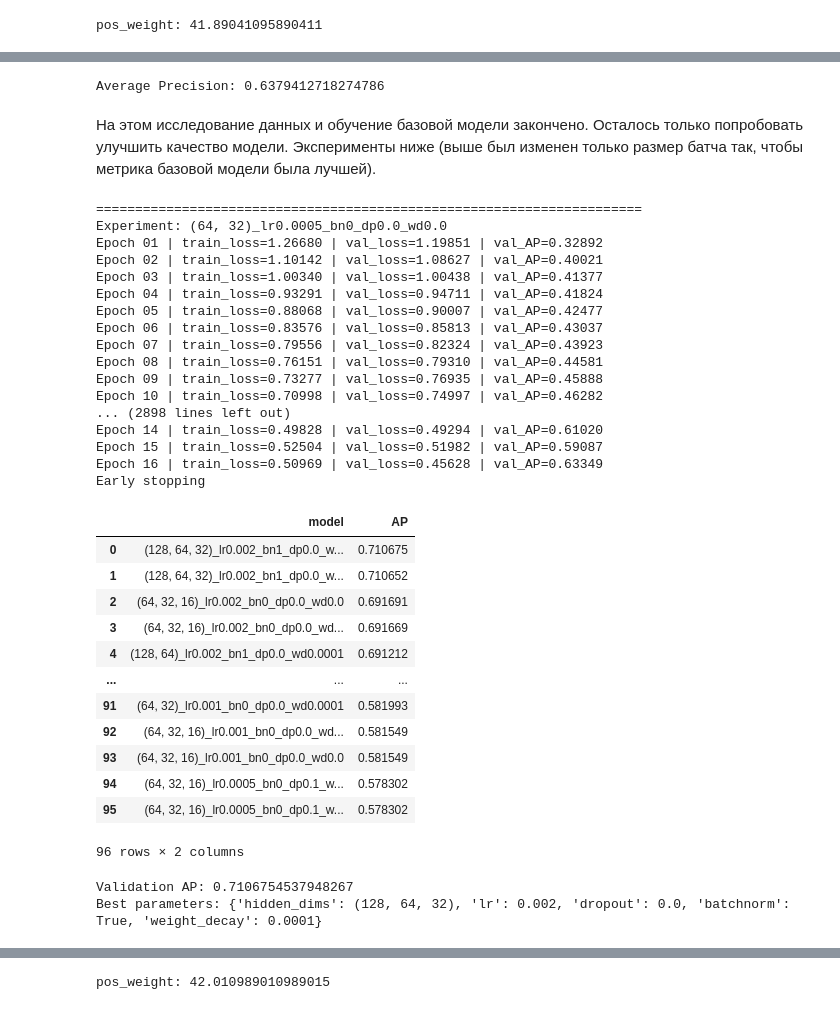
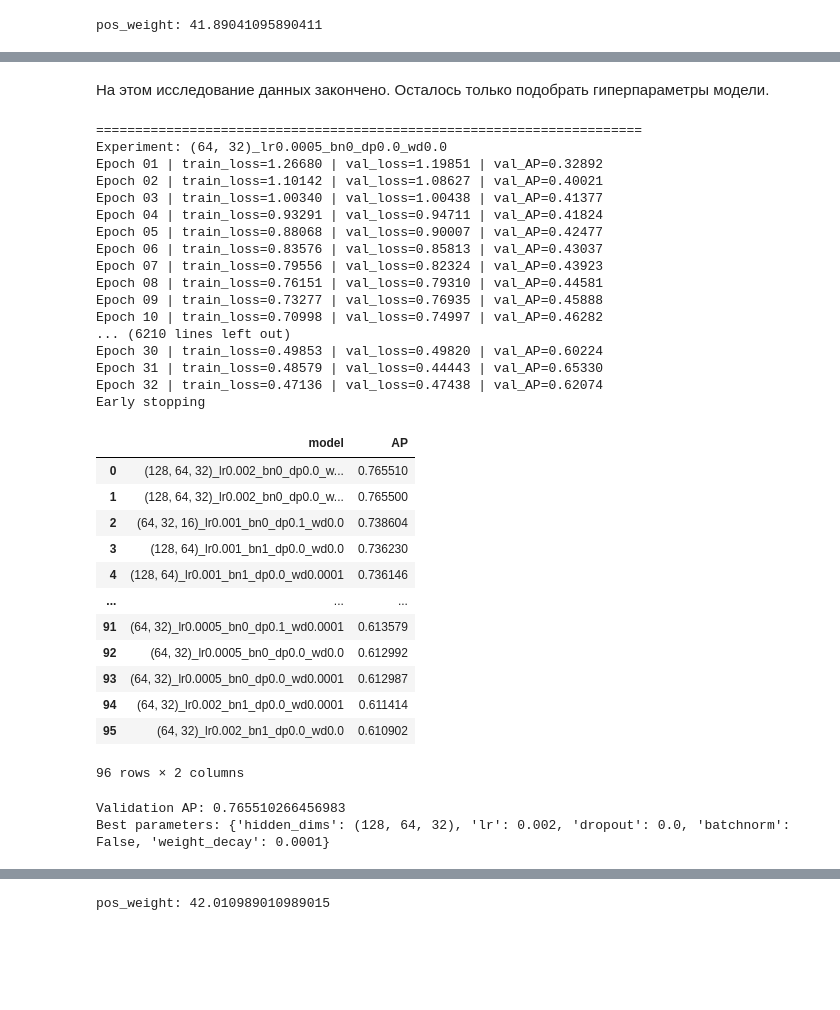
Before and after one commit to gl-anechka/DL_Course, a Jupyter notebook: dl_hw1_competition_data/solution.ipynb, the cells around one changed output, grey strips where cells are left out. Cells and saved outputs as stored; diff of their text form; code cells hidden in the pictures; blank space fills up the shorter version.

Commit message:
test 1, score 0.64139

```diff
--- a/dl_hw1_competition_data/solution.ipynb
+++ b/dl_hw1_competition_data/solution.ipynb
@@ -394,12 +347,5 @@ plt.show()
-# %%
-# оценка модели
-
-y_val_true, val_probs = predict_classifier(baseline_mlp, val_loader)
-print("Average Precision:", average_precision_score(y_val_true, val_probs))
-# %% [output]
-Average Precision: 0.6379412718274786
 # %% [markdown]
-На этом исследование данных и обучение базовой модели закончено. Осталось только попробовать улучшить качество модели. Эксперименты ниже (выше был изменен только размер батча так, чтобы метрика базовой модели была лучшей).
+На этом исследование данных закончено. Осталось только подобрать гиперпараметры модели.
 # %%
 from itertools import product
 
@@ -460,6 +406,7 @@ for name, cfg in experiments.items():
         epochs=160,
         lr=cfg["lr"],
         weight_decay=cfg["weight_decay"],
+        patience=10,
     )
 
     y_true_tmp, scores_tmp = predict_classifier(model, val_loader)
@@ -468,48 +415,48 @@ for name, cfg in experiments.items():
 
     classifier_results.append({
         "model": name,
         "AP": ap,
     })
 
     trained_classifiers[name] = model
 
 classifier_results_df = (
     pd.DataFrame(classifier_results)
     .sort_values("AP", ascending=False)
     .reset_index(drop=True)
 )
 
 display(classifier_results_df)
 # %% [output]
 ======================================================================
 Experiment: (64, 32)_lr0.0005_bn0_dp0.0_wd0.0
 Epoch 01 | train_loss=1.26680 | val_loss=1.19851 | val_AP=0.32892
 Epoch 02 | train_loss=1.10142 | val_loss=1.08627 | val_AP=0.40021
 Epoch 03 | train_loss=1.00340 | val_loss=1.00438 | val_AP=0.41377
 Epoch 04 | train_loss=0.93291 | val_loss=0.94711 | val_AP=0.41824
 Epoch 05 | train_loss=0.88068 | val_loss=0.90007 | val_AP=0.42477
 Epoch 06 | train_loss=0.83576 | val_loss=0.85813 | val_AP=0.43037
 Epoch 07 | train_loss=0.79556 | val_loss=0.82324 | val_AP=0.43923
 Epoch 08 | train_loss=0.76151 | val_loss=0.79310 | val_AP=0.44581
 Epoch 09 | train_loss=0.73277 | val_loss=0.76935 | val_AP=0.45888
 Epoch 10 | train_loss=0.70998 | val_loss=0.74997 | val_AP=0.46282
-... (2898 lines left out)
-Epoch 14 | train_loss=0.49828 | val_loss=0.49294 | val_AP=0.61020
-Epoch 15 | train_loss=0.52504 | val_loss=0.51982 | val_AP=0.59087
-Epoch 16 | train_loss=0.50969 | val_loss=0.45628 | val_AP=0.63349
+... (6210 lines left out)
+Epoch 30 | train_loss=0.49853 | val_loss=0.49820 | val_AP=0.60224
+Epoch 31 | train_loss=0.48579 | val_loss=0.44443 | val_AP=0.65330
+Epoch 32 | train_loss=0.47136 | val_loss=0.47438 | val_AP=0.62074
 Early stopping
 |  | model | AP |
-| 0 | (128, 64, 32)_lr0.002_bn1_dp0.0_w... | 0.710675 |
-| 1 | (128, 64, 32)_lr0.002_bn1_dp0.0_w... | 0.710652 |
-| 2 | (64, 32, 16)_lr0.002_bn0_dp0.0_wd0.0 | 0.691691 |
-| 3 | (64, 32, 16)_lr0.002_bn0_dp0.0_wd... | 0.691669 |
-| 4 | (128, 64)_lr0.002_bn1_dp0.0_wd0.0001 | 0.691212 |
+| 0 | (128, 64, 32)_lr0.002_bn0_dp0.0_w... | 0.765510 |
+| 1 | (128, 64, 32)_lr0.002_bn0_dp0.0_w... | 0.765500 |
+| 2 | (64, 32, 16)_lr0.001_bn0_dp0.1_wd0.0 | 0.738604 |
+| 3 | (128, 64)_lr0.001_bn1_dp0.0_wd0.0 | 0.736230 |
+| 4 | (128, 64)_lr0.001_bn1_dp0.0_wd0.0001 | 0.736146 |
 | ... | ... | ... |
-| 91 | (64, 32)_lr0.001_bn0_dp0.0_wd0.0001 | 0.581993 |
-| 92 | (64, 32, 16)_lr0.001_bn0_dp0.0_wd... | 0.581549 |
-| 93 | (64, 32, 16)_lr0.001_bn0_dp0.0_wd0.0 | 0.581549 |
-| 94 | (64, 32, 16)_lr0.0005_bn0_dp0.1_w... | 0.578302 |
-| 95 | (64, 32, 16)_lr0.0005_bn0_dp0.1_w... | 0.578302 |
+| 91 | (64, 32)_lr0.0005_bn0_dp0.1_wd0.0001 | 0.613579 |
+| 92 | (64, 32)_lr0.0005_bn0_dp0.0_wd0.0 | 0.612992 |
+| 93 | (64, 32)_lr0.0005_bn0_dp0.0_wd0.0001 | 0.612987 |
+| 94 | (64, 32)_lr0.002_bn1_dp0.0_wd0.0001 | 0.611414 |
+| 95 | (64, 32)_lr0.002_bn1_dp0.0_wd0.0 | 0.610902 |
 96 rows × 2 columns
 # %%
 # лучшие гиперпараметры
@@ -520,5 +467,5 @@ best_cfg = experiments[best_name]
 print("Validation AP:", classifier_results_df.iloc[0]["AP"])
 print("Best parameters:", best_cfg)
 # %% [output]
-Validation AP: 0.7106754537948267
-Best parameters: {'hidden_dims': (128, 64, 32), 'lr': 0.002, 'dropout': 0.0, 'batchnorm': True, 'weight_decay': 0.0001}
+Validation AP: 0.765510266456983
+Best parameters: {'hidden_dims': (128, 64, 32), 'lr': 0.002, 'dropout': 0.0, 'batchnorm': False, 'weight_decay': 0.0001}
```
Also changed, not shown: parts of 6 cells of this notebook, 1 other file.
